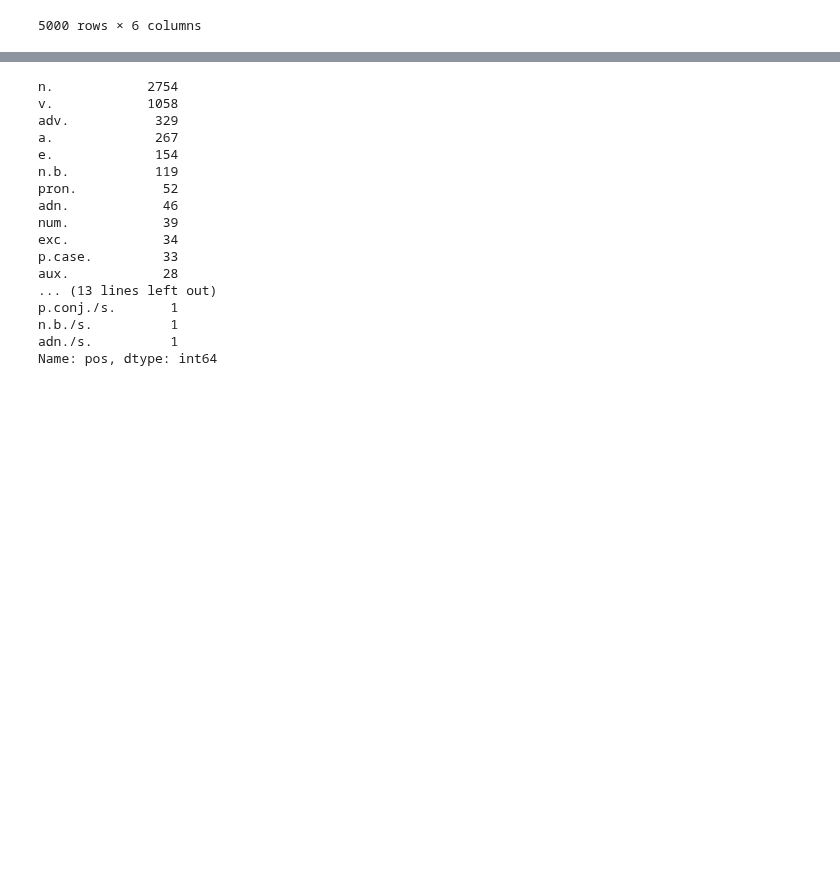
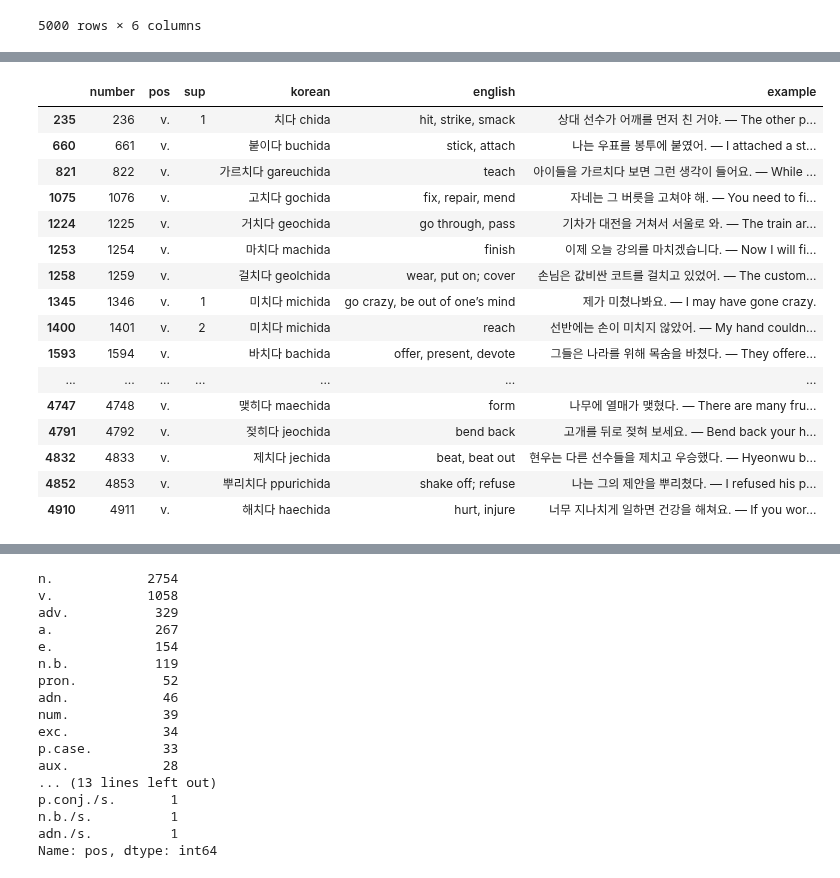
Before and after one commit to kebuhcah/experiments, a Jupyter notebook: dsal-scrape/epub-extract.ipynb, the cells around one changed output, grey strips where cells are left out. Cells and saved outputs as stored; diff of their text form; code cells hidden in the pictures; blank space fills up the shorter version.

```diff
--- a/dsal-scrape/epub-extract.ipynb
+++ b/dsal-scrape/epub-extract.ipynb
@@ -363,0 +383,20 @@ FreqDict[FreqDict.pos == 'p.conj./s.']
+# %%
+FreqDict[(FreqDict.pos == 'v.')&(FreqDict.korean.str.endswith('chida'))] #.sample(20).sort_index(ascending=False)
+# %% [output]
+|  | number | pos | sup | korean | english | example |
+| 235 | 236 | v. | 1 | 치다 chida | hit, strike, smack | 상대 선수가 어깨를 먼저 친 거야. — The other p... |
+| 660 | 661 | v. |  | 붙이다 buchida | stick, attach | 나는 우표를 봉투에 붙였어. — I attached a st... |
+| 821 | 822 | v. |  | 가르치다 gareuchida | teach | 아이들을 가르치다 보면 그런 생각이 들어요. — While ... |
+| 1075 | 1076 | v. |  | 고치다 gochida | fix, repair, mend | 자네는 그 버릇을 고쳐야 해. — You need to fi... |
+| 1224 | 1225 | v. |  | 거치다 geochida | go through, pass | 기차가 대전을 거쳐서 서울로 와. — The train ar... |
+| 1253 | 1254 | v. |  | 마치다 machida | finish | 이제 오늘 강의를 마치겠습니다. — Now I will fi... |
+| 1258 | 1259 | v. |  | 걸치다 geolchida | wear, put on; cover | 손님은 값비싼 코트를 걸치고 있었어. — The custom... |
+| 1345 | 1346 | v. | 1 | 미치다 michida | go crazy, be out of one’s mind | 제가 미쳤나봐요. — I may have gone crazy. |
+| 1400 | 1401 | v. | 2 | 미치다 michida | reach | 선반에는 손이 미치지 않았어. — My hand couldn... |
+| 1593 | 1594 | v. |  | 바치다 bachida | offer, present, devote | 그들은 나라를 위해 목숨을 바쳤다. — They offere... |
+| ... | ... | ... | ... | ... | ... | ... |
+| 4747 | 4748 | v. |  | 맺히다 maechida | form | 나무에 열매가 맺혔다. — There are many fru... |
+| 4791 | 4792 | v. |  | 젖히다 jeochida | bend back | 고개를 뒤로 젖혀 보세요. — Bend back your h... |
+| 4832 | 4833 | v. |  | 제치다 jechida | beat, beat out | 현우는 다른 선수들을 제치고 우승했다. — Hyeonwu b... |
+| 4852 | 4853 | v. |  | 뿌리치다 ppurichida | shake off; refuse | 나는 그의 제안을 뿌리쳤다. — I refused his p... |
+| 4910 | 4911 | v. |  | 해치다 haechida | hurt, injure | 너무 지나치게 일하면 건강을 해쳐요. — If you wor... |
```
Also changed, not shown: parts of 6 cells of this notebook.
